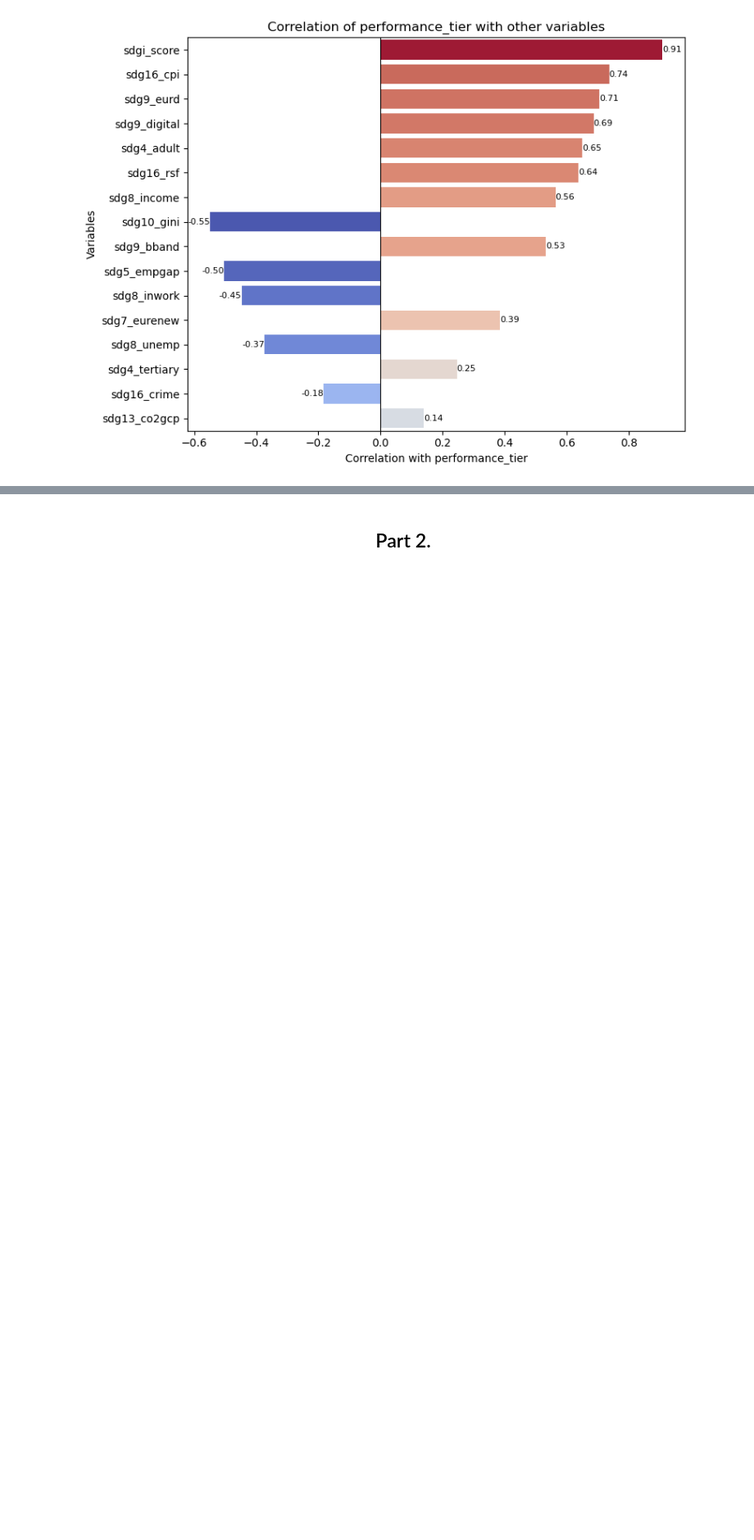
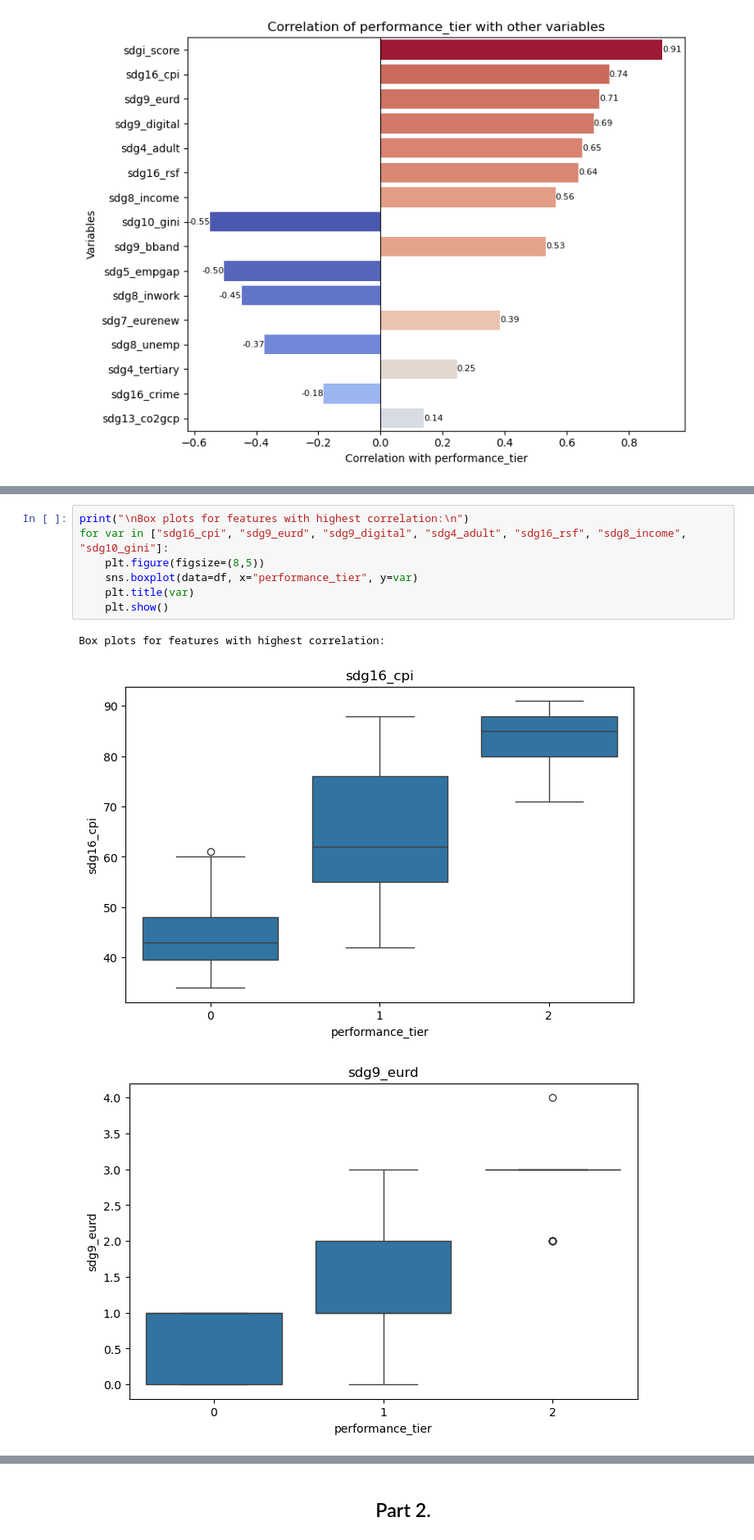
Before and after one commit to LavrenchukV/Classifying-EU-Sustainability-Performance, a Jupyter notebook: SDG_project.ipynb, the cells around one changed output, grey strips where cells are left out. Shown at 82% size. Drawn from its saved outputs; the diff is of its cells as text; blank space fills up the shorter version.

```diff
--- a/SDG_project.ipynb
+++ b/SDG_project.ipynb
@@ -335,0 +359,11 @@ sns.scatterplot(data=df,  y="sdgi_score", x="sdg16_cpi", hue="performance_tier")
+# %%
+print("\nBox plots for features with highest correlation:\n")
+for var in ["sdg16_cpi", "sdg9_eurd", "sdg9_digital", "sdg4_adult", "sdg16_rsf", "sdg8_income", "sdg10_gini"]:
+    plt.figure(figsize=(8,5))
+    sns.boxplot(data=df, x="performance_tier", y=var)
+    plt.title(var)
+    plt.show()
+# %% [output]
+Box plots for features with highest correlation:
+[figure, added]
+[figure, added]
```
Also changed, not shown: parts of 14 cells of this notebook.
